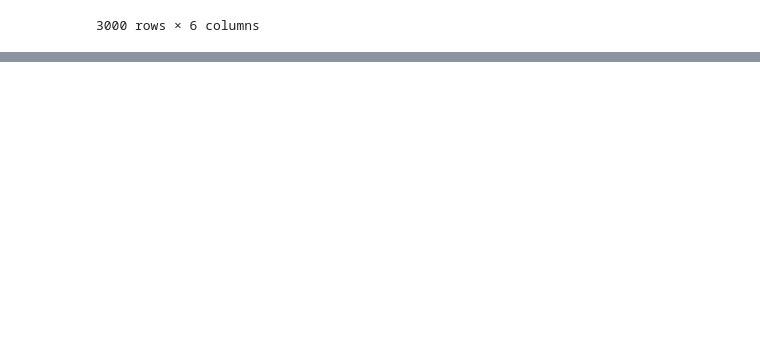
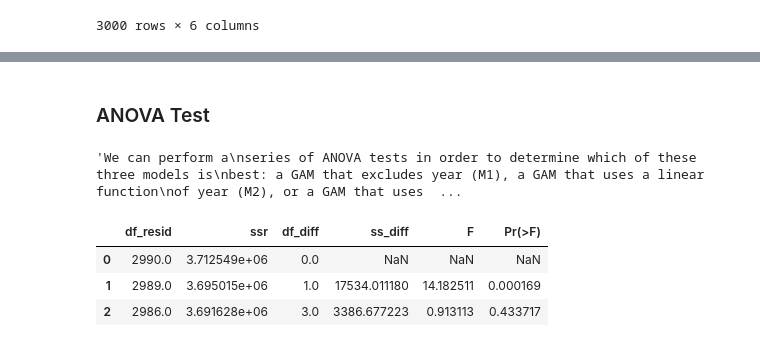
Before and after one commit to Rtavakol/ISLR, a Jupyter notebook: Notebooks/Chapter 7/Lab_Non-linear Modeling.ipynb, the cells around one changed output, grey strips where cells are left out. Saved outputs shown, nothing was run; the diff lists cells and outputs as text; code cells hidden in the pictures; blank space fills up the shorter version.

```diff
--- a/Notebooks/Chapter 7/Lab_Non-linear Modeling.ipynb
+++ b/Notebooks/Chapter 7/Lab_Non-linear Modeling.ipynb
@@ -596,0 +711,35 @@ plt.savefig('f_year.png', dpi = 100)
+# %% [markdown]
+### ANOVA Test
+# %%
+"""We can perform a
+series of ANOVA tests in order to determine which of these three models is
+best: a GAM that excludes year (M1), a GAM that uses a linear function
+of year (M2), or a GAM that uses a spline function of year (M3)."""
+# %% [output]
+'We can perform a\nseries of ANOVA tests in order to determine which of these three models is\nbest: a GAM that excludes year (M1), a GAM that uses a linear function\nof year (M2), or a GAM that uses  ...
+# %%
+# Model M1
+dataset1 = dmatrix("cr(age, df=5, constraints='center') + education",
+                 data={"age":df.age, "education":df.education}, return_type="dataframe")
+
+GA_model_1 = sm.OLS(df.wage, exog = dataset1).fit()
+
+#Model M2
+dataset2 = dmatrix("year + cr(age, df=5, constraints='center') + education",
+                 data={"year":df.year, "age":df.age, "education":df.education}, return_type="dataframe")
+
+GA_model_2 = sm.OLS(df.wage, exog = dataset2).fit()
+
+# Model M3
+dataset3 = dmatrix("cr(year, df=4, constraints='center') + cr(age, df=5, constraints='center') + education",
+                 data={"year":df.year, "age":df.age, "education":df.education}, return_type="dataframe")
+
+GA_model_3 = sm.OLS(df.wage, exog = dataset3).fit()
+# %%
+# Using ANOVA to compare models
+sm.stats.anova_lm(GA_model_1, GA_model_2, GA_model_3)
+# %% [output]
+|  | df_resid | ssr | df_diff | ss_diff | F | Pr(>F) |
+| 0 | 2990.0 | 3.712549e+06 | 0.0 | NaN | NaN | NaN |
+| 1 | 2989.0 | 3.695015e+06 | 1.0 | 17534.011180 | 14.182511 | 0.000169 |
+| 2 | 2986.0 | 3.691628e+06 | 3.0 | 3386.677223 | 0.913113 | 0.433717 |
```
Also changed, not shown: parts of 15 cells of this notebook, 6 other files.
